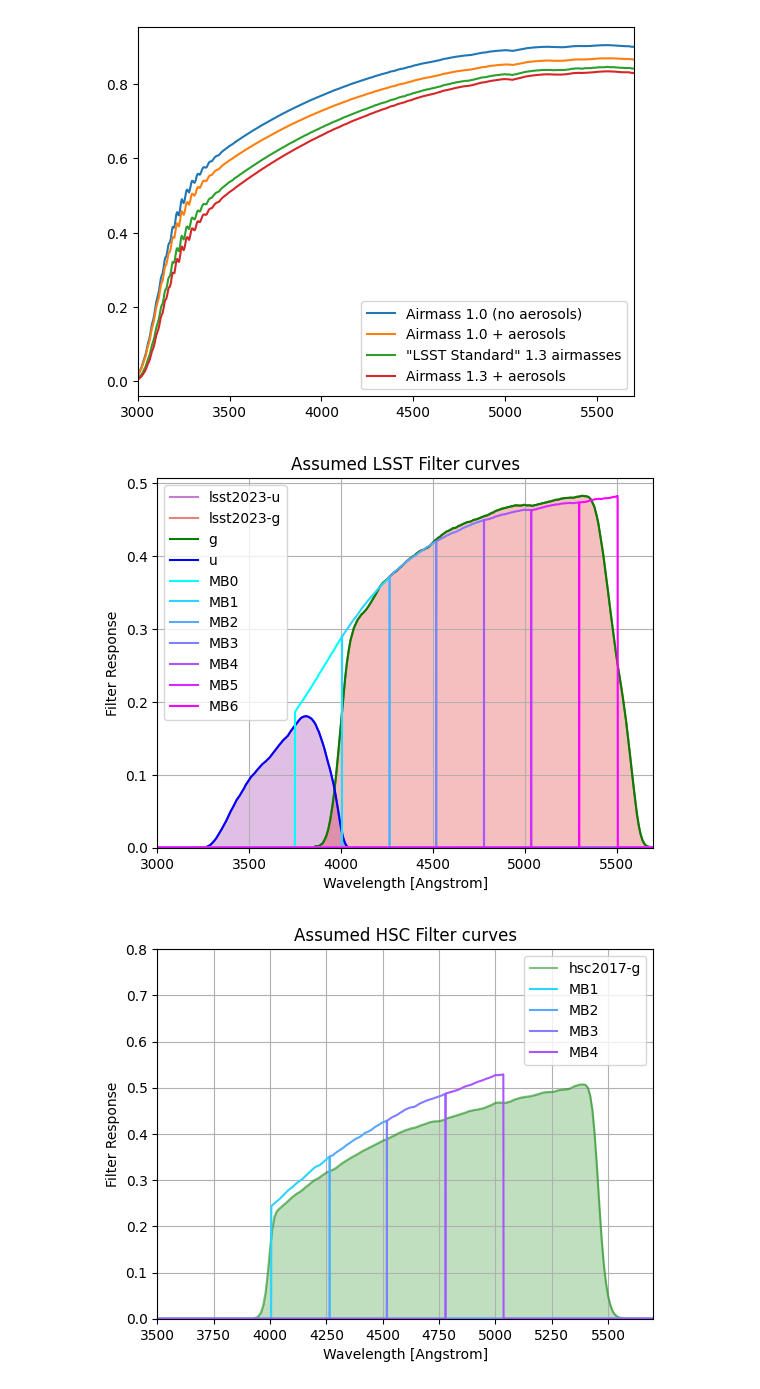
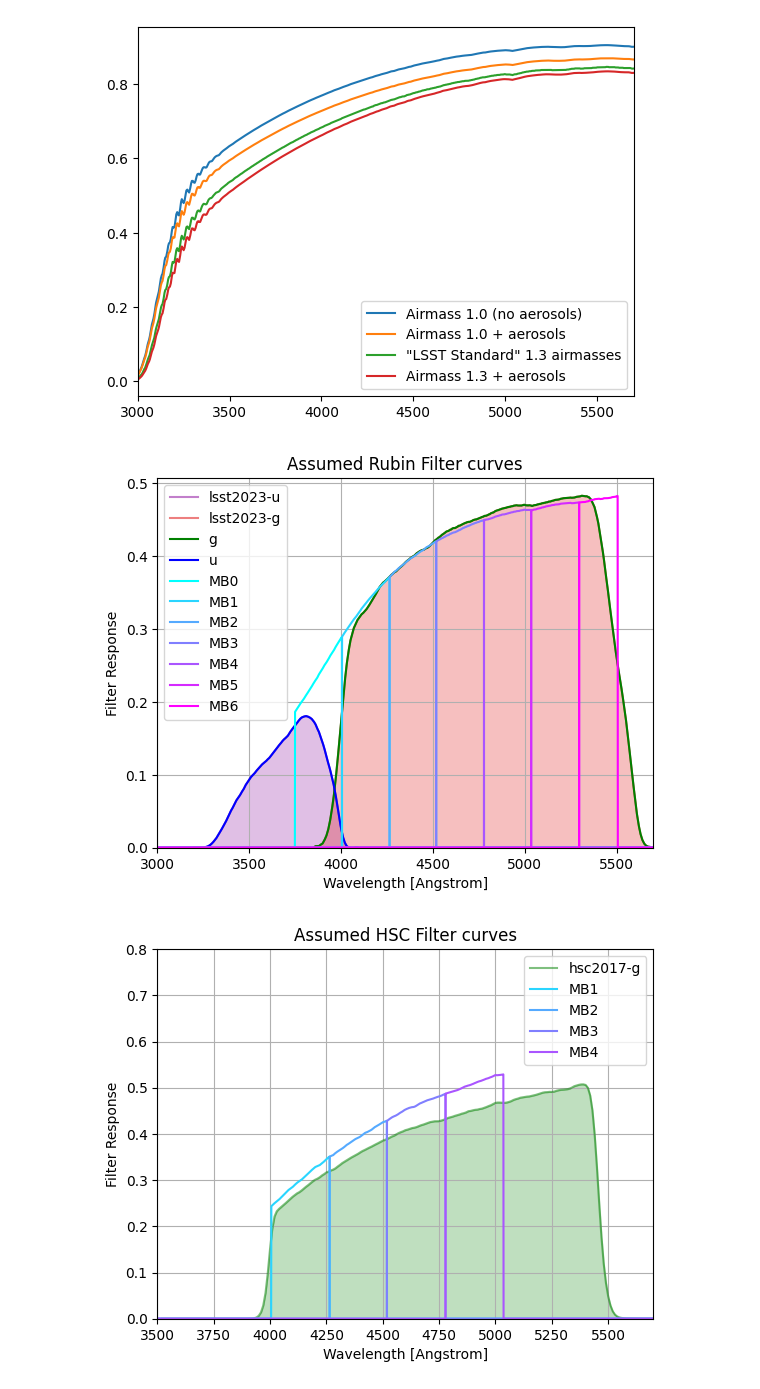
Before and after one commit to dstndstn/cfht-etc, a Jupyter notebook: spec-s5.ipynb, the cells around one changed output. Drawn from its saved outputs; the diff is of its cells as text; code cells hidden in the pictures.

```diff
--- a/spec-s5.ipynb
+++ b/spec-s5.ipynb
@@ -393,21 +409,21 @@ plt.legend();
 # %%
 lsst_atm = atm
 
 lsst_filters = speclite.filters.load_filters('lsst2023-u', 'lsst2023-g')
 speclite.filters.plot_filters(lsst_filters)
 
 plt.plot(wavegrid, lsst_thru(wavegrid) * lsst_atm(wavegrid) * lsst_filt_g(wavegrid), color='g', label='g')
 plt.plot(wavegrid, lsst_thru(wavegrid) * lsst_atm(wavegrid) * lsst_filt_u(wavegrid), color='b', label='u')
 
 cm = matplotlib.cm.cool
 for i,mb in enumerate(MB):
     plt.plot(wavegrid, lsst_thru(wavegrid) * lsst_atm(wavegrid) * mb(wavegrid),
              color=cm(i/6), label='MB%i'%i)
 plt.legend();
 plt.xlim(3000, 5700);
-plt.title('Assumed LSST Filter curves');
+plt.title('Assumed Rubin Filter curves');
 # %% [output]
-[figure, old version]
+[figure, new version]
 # %%
 # Use "standard" model for HSC
 hsc_atm = atm
```
Also changed, not shown: parts of 26 cells of this notebook.
